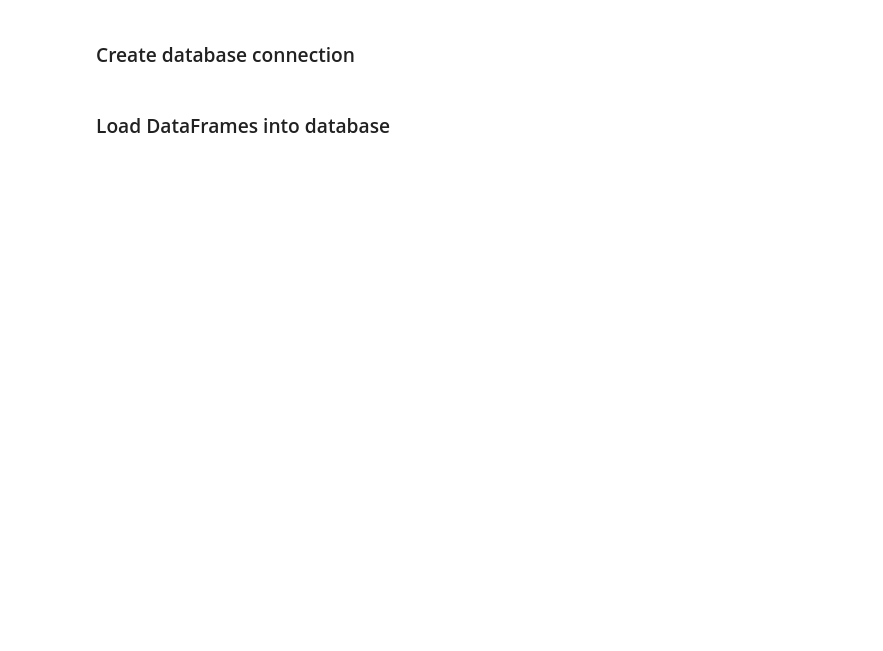
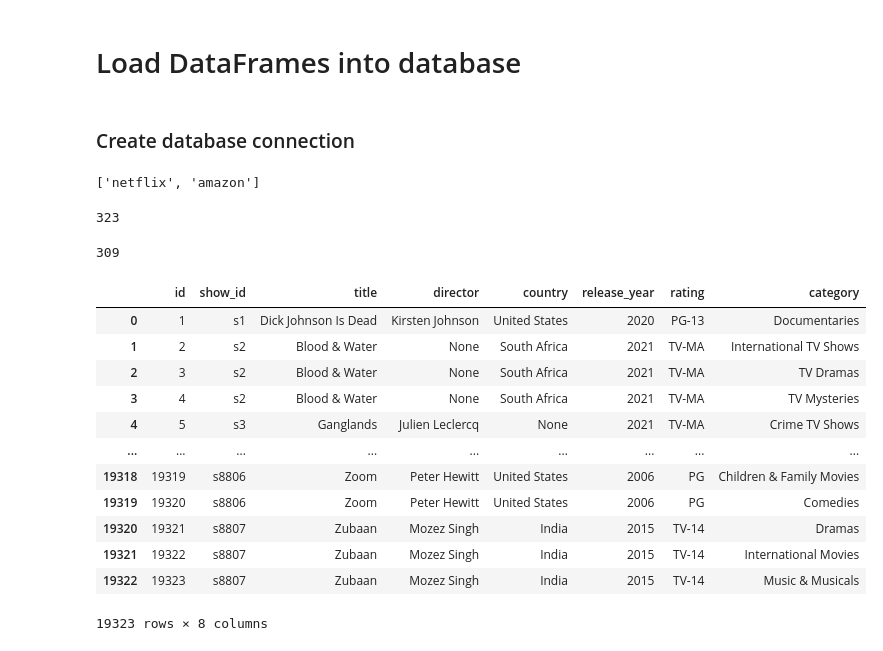
Before and after one commit to Tembspapi/Project-2_Amazon-Netflix, a Jupyter notebook: ETL-starter.ipynb, the cells around one changed output. Saved outputs shown, nothing was run; the diff lists cells and outputs as text; code cells hidden in the pictures; blank space fills up the shorter version.

```diff
--- a/ETL-starter.ipynb
+++ b/ETL-starter.ipynb
@@ -164,13 +300,42 @@ amazon_data2.explode('category').head()
+# %% [markdown]
+# Load DataFrames into database
 # %% [markdown]
 ### Create database connection
 # %%
 protocol = 'postgresql'
-username = '<user name>'
-password = '<password>'
+username = 'postgres'
+password = 'postgres'
 host = 'localhost'
 port = 5432
-database_name = 'customer_db'
-rds_connection_string = f'{protocol}://{username}:{password}@{host}:{port}/{database_name}'
-engine = create_engine(rds_connection_string)
+database_name = 'Project2-db'
+connection_string = f'{protocol}://{username}:{password}@{host}:{port}/{database_name}'
+
+engine = create_engine(connection_string)
-# %% [markdown]
-### Load DataFrames into database
+# %%
+engine.table_names()
+# %% [output]
+['netflix', 'amazon']
+# %%
+netflix_data2.to_sql(name = "netflix", con = engine, if_exists = "append", index = False)
+# %% [output]
+323
+# %%
+amazon_data2.to_sql(name = "amazon", con = engine, if_exists = "append", index = False)
+# %% [output]
+309
+# %%
+pd.read_sql_query("Select * from netflix", con = engine)
+# %% [output]
+|  | id | show_id | title | director | country | release_year | rating | category |
+| 0 | 1 | s1 | Dick Johnson Is Dead | Kirsten Johnson | United States | 2020 | PG-13 | Documentaries |
+| 1 | 2 | s2 | Blood & Water | None | South Africa | 2021 | TV-MA | International TV Shows |
+| 2 | 3 | s2 | Blood & Water | None | South Africa | 2021 | TV-MA | TV Dramas |
+| 3 | 4 | s2 | Blood & Water | None | South Africa | 2021 | TV-MA | TV Mysteries |
+| 4 | 5 | s3 | Ganglands | Julien Leclercq | None | 2021 | TV-MA | Crime TV Shows |
+| ... | ... | ... | ... | ... | ... | ... | ... | ... |
+| 19318 | 19319 | s8806 | Zoom | Peter Hewitt | United States | 2006 | PG | Children & Family Movies |
+| 19319 | 19320 | s8806 | Zoom | Peter Hewitt | United States | 2006 | PG | Comedies |
+| 19320 | 19321 | s8807 | Zubaan | Mozez Singh | India | 2015 | TV-14 | Dramas |
+| 19321 | 19322 | s8807 | Zubaan | Mozez Singh | India | 2015 | TV-14 | International Movies |
+| 19322 | 19323 | s8807 | Zubaan | Mozez Singh | India | 2015 | TV-14 | Music & Musicals |
+19323 rows × 8 columns
```
Also changed, not shown: parts of 45 cells of this notebook, 8 other files.
